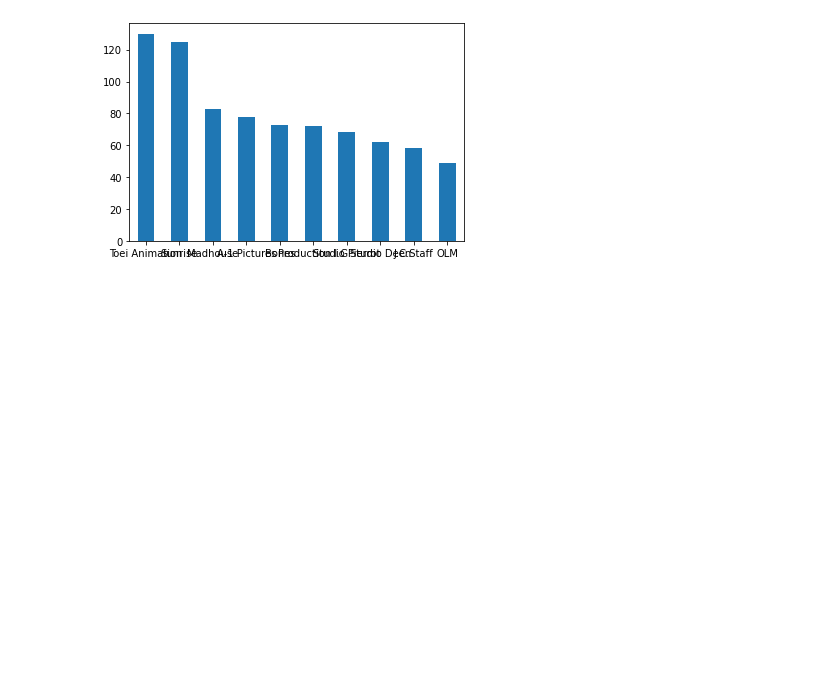
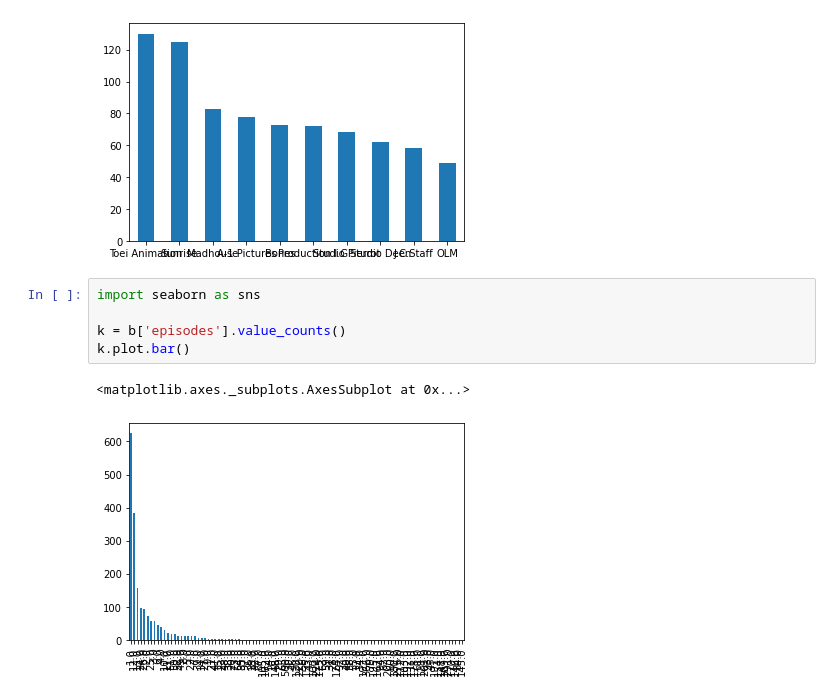
Before and after one commit to Lisacreate/exercise, a Jupyter notebook: Пакеты.ipynb, the cells around one changed output. Cells and saved outputs as stored; diff of their text form; blank space fills up the shorter version.

```diff
--- a/Пакеты.ipynb
+++ b/Пакеты.ipynb
@@ -340,3 +359,11 @@ k[0:10].plot.bar(x='production', y='count', rot=0)
 # %% [output]
 <matplotlib.axes._subplots.AxesSubplot at 0x...>
 [figure]
+# %%
+import seaborn as sns
+
+k = b['episodes'].value_counts()
+k.plot.bar()
+# %% [output]
+<matplotlib.axes._subplots.AxesSubplot at 0x...>
+[figure, added]
```
Also changed, not shown: parts of 16 cells of this notebook.
